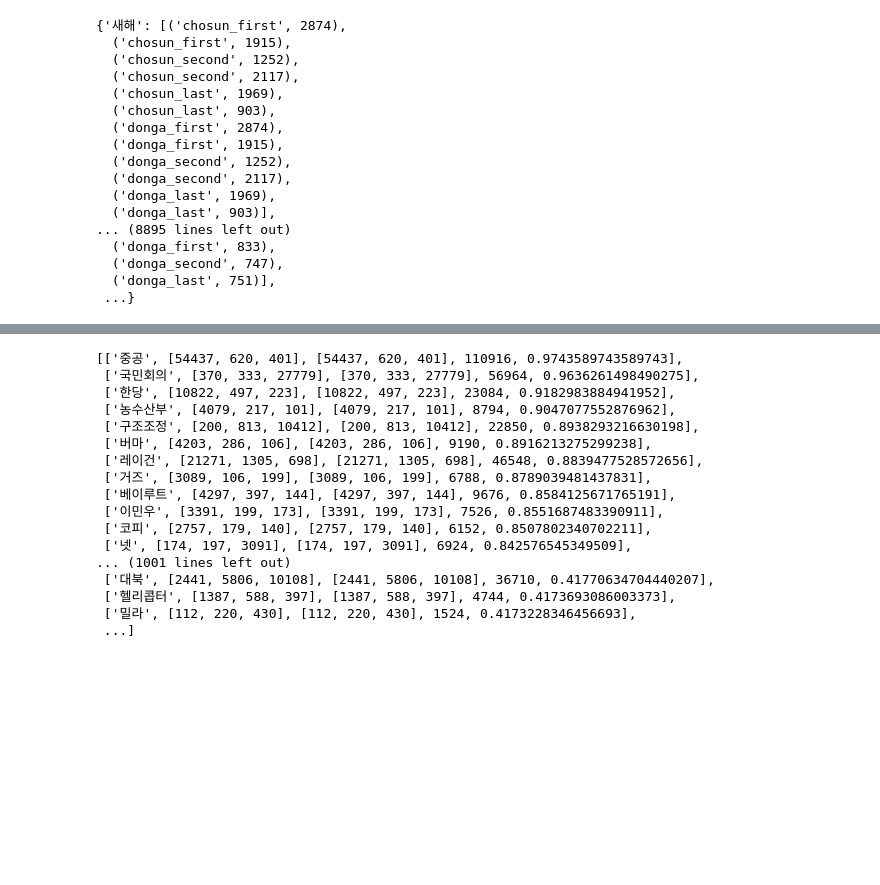
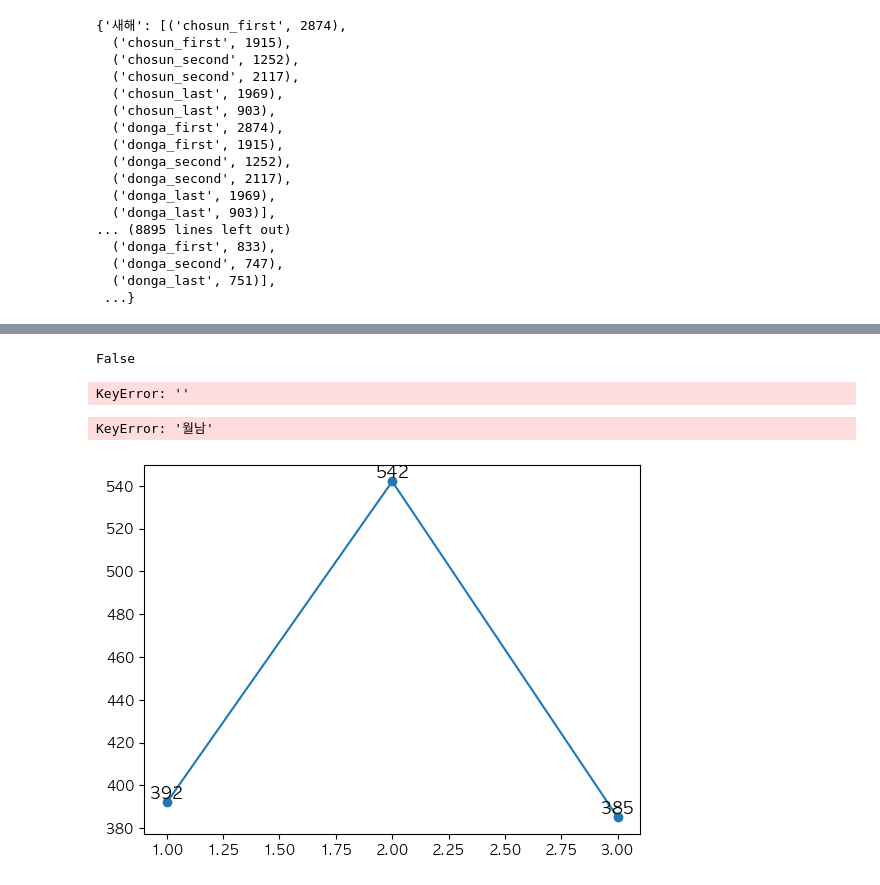
Before and after one commit to philipontheroof/DH-project, a Jupyter notebook: main4.ipynb, the cells around one changed output, grey strips where cells are left out. Cells and saved outputs as stored; diff of their text form; code cells hidden in the pictures; blank space fills up the shorter version.

```diff
--- a/main4.ipynb
+++ b/main4.ipynb
@@ -86,0 +127,5 @@ for word, v in data2.items():
+# %%
+import pickle
+
+with open('./data/main4_result.pkl', 'rb') as f:
+    D = pickle.load(f)
@@ -87,23 +140,45 @@ for word, v in data2.items():
 # %%
 data4 = list(filter(lambda x: min(x[1] + x[2]) > 100, data3))
 data4.sort(key=lambda x: x[4], reverse=True)
-# %%
-data4
-# %% [output]
-[['중공', [54437, 620, 401], [54437, 620, 401], 110916, 0.9743589743589743],
- ['국민회의', [370, 333, 27779], [370, 333, 27779], 56964, 0.9636261498490275],
- ['한당', [10822, 497, 223], [10822, 497, 223], 23084, 0.9182983884941952],
- ['농수산부', [4079, 217, 101], [4079, 217, 101], 8794, 0.9047077552876962],
- ['구조조정', [200, 813, 10412], [200, 813, 10412], 22850, 0.8938293216630198],
- ['버마', [4203, 286, 106], [4203, 286, 106], 9190, 0.8916213275299238],
- ['레이건', [21271, 1305, 698], [21271, 1305, 698], 46548, 0.8839477528572656],
- ['거즈', [3089, 106, 199], [3089, 106, 199], 6788, 0.8789039481437831],
- ['베이루트', [4297, 397, 144], [4297, 397, 144], 9676, 0.8584125671765191],
- ['이민우', [3391, 199, 173], [3391, 199, 173], 7526, 0.8551687483390911],
- ['코피', [2757, 179, 140], [2757, 179, 140], 6152, 0.8507802340702211],
- ['넷', [174, 197, 3091], [174, 197, 3091], 6924, 0.842576545349509],
-... (1001 lines left out)
- ['대북', [2441, 5806, 10108], [2441, 5806, 10108], 36710, 0.41770634704440207],
- ['헬리콥터', [1387, 588, 397], [1387, 588, 397], 4744, 0.4173693086003373],
- ['밀라', [112, 220, 430], [112, 220, 430], 1524, 0.4173228346456693],
- ...]
+# %%
+dict_data = {}
+for word, c, d, s, t in D:
+    dict_data[word] = {'chosun': c, 'donga': d, 'sum': s, 'T': t}
+# %%
+'' in dict_data.keys()
+# %% [output]
+False
+# %%
+dict_data['']
+# %% [output]
+KeyError: ''
+# %%
+def visualize_words(dict_data, *words):
+    import matplotlib.pyplot as plt
+    from matplotlib import rc
+    rc('font', family='AppleGothic')
+    plt.rcParams['axes.unicode_minus'] = False
+
+    for word in words:
+        plt.plot(list(range(1, 4)), dict_data[word]['chosun'], 'o-', label=f"{word} chosun")
+        # plt.plot(list(range(1, 4)), dict_data[word]['donga'], 'x-', label=f"{word} donga")
+
+        for i in range(3):
+            height = dict_data[word]['chosun'][i]
+            plt.text(i+1, height + 0.25, '%d' %height, ha='center', va='bottom', size = 12)
+            # height = dict_data[word]['donga'][i]
+            # plt.text(i+1, height + 0.25, '%d' %height, ha='center', va='bottom', size = 12)
+
+    r = []
+    for word in words:
+        r += dict_data[word]['chosun'] + dict_data[word]['donga']
+    m = max(r)
+
+    plt.ylim(0, 1.1*m)
+    plt.legend()
+    plt.show()
+# %%
+visualize_words(dict_data, '베트남', '월남', '하노이')
+# %% [output]
+KeyError: '월남'
+[figure, added]
```
Also changed, not shown: parts of 4 cells of this notebook, 11 other files.
